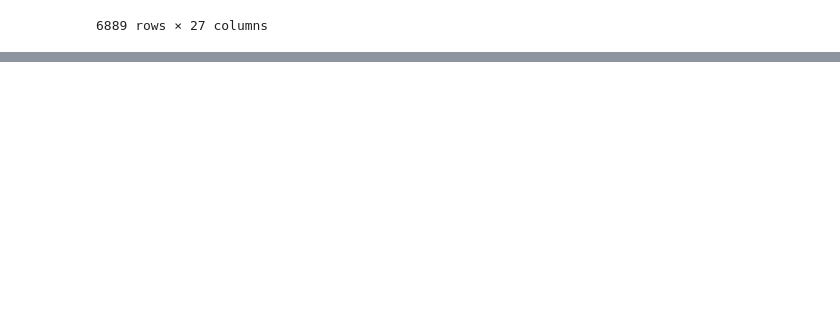
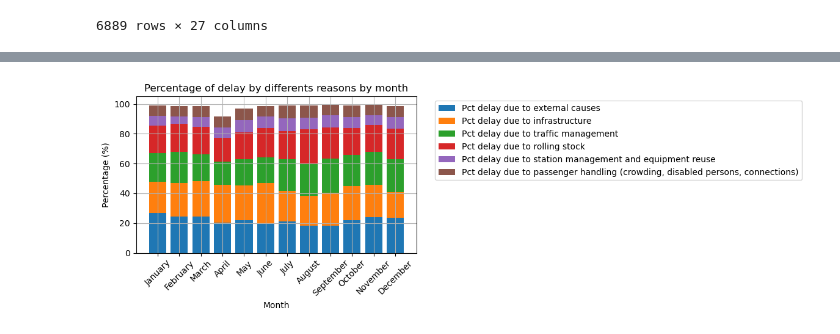
Before and after one commit to Martin-Matin-Muller/Tardis-EPITECH, a Jupyter notebook: tardis_eda.ipynb, the cells around one changed output, grey strips where cells are left out. Cells and saved outputs as stored; diff of their text form; code cells hidden in the pictures; blank space fills up the shorter version.

```diff
--- a/tardis_eda.ipynb
+++ b/tardis_eda.ipynb
@@ -274,0 +328,40 @@ df
+# %%
+df = pd.read_csv('cleaned_dataset.csv')
+
+if 'Date' in df.columns:
+    df['Date'] = pd.to_datetime(df['Date'], errors='coerce')
+    df['Month'] = df['Date'].dt.strftime('%B')
+
+# Get the columns we need for the graph that contains delay, groupby the columns and reorder the month so it is
+# not in alphabetical order
+
+cause_columns = [col for col in df.columns if col.startswith("Pct delay due to")]
+grouped = df.groupby('Month')[cause_columns].mean()
+month_order = ['January', 'February', 'March', 'April', 'May', 'June',
+               'July', 'August', 'September', 'October', 'November', 'December']
+
+# Group the index by month
+grouped = grouped.reindex([m for m in month_order if m in grouped.index])
+
+# Call matplotlib to render the graph
+plt.figure(figsize=(12, 4))
+bottom = None
+for col in cause_columns:
+    values = grouped[col]
+    plt.bar(grouped.index, values, bottom=bottom, label=col)
+    if bottom is None:
+        bottom = values
+    else:
+        bottom += values
+
+# Others informations that we need (title, x and y legend)
+plt.title("Percentage of delay by differents reasons by month")
+plt.ylabel("Percentage (%)")
+plt.xlabel("Month")
+plt.xticks(rotation=45)
+plt.legend(bbox_to_anchor=(1.05, 1))
+plt.tight_layout()
+plt.grid(True)
+plt.show()
+# %% [output]
+[figure, added]
```
Also changed, not shown: parts of 9 cells of this notebook.
